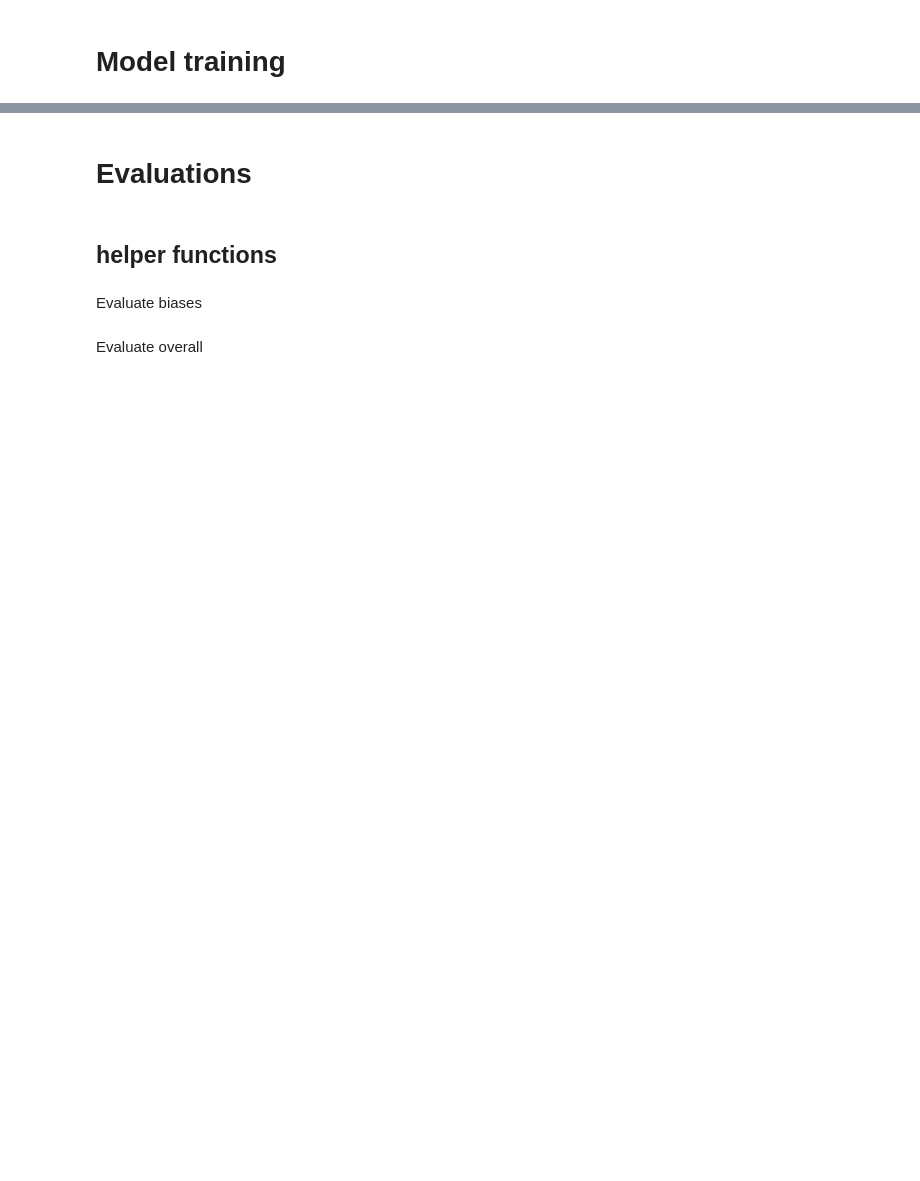
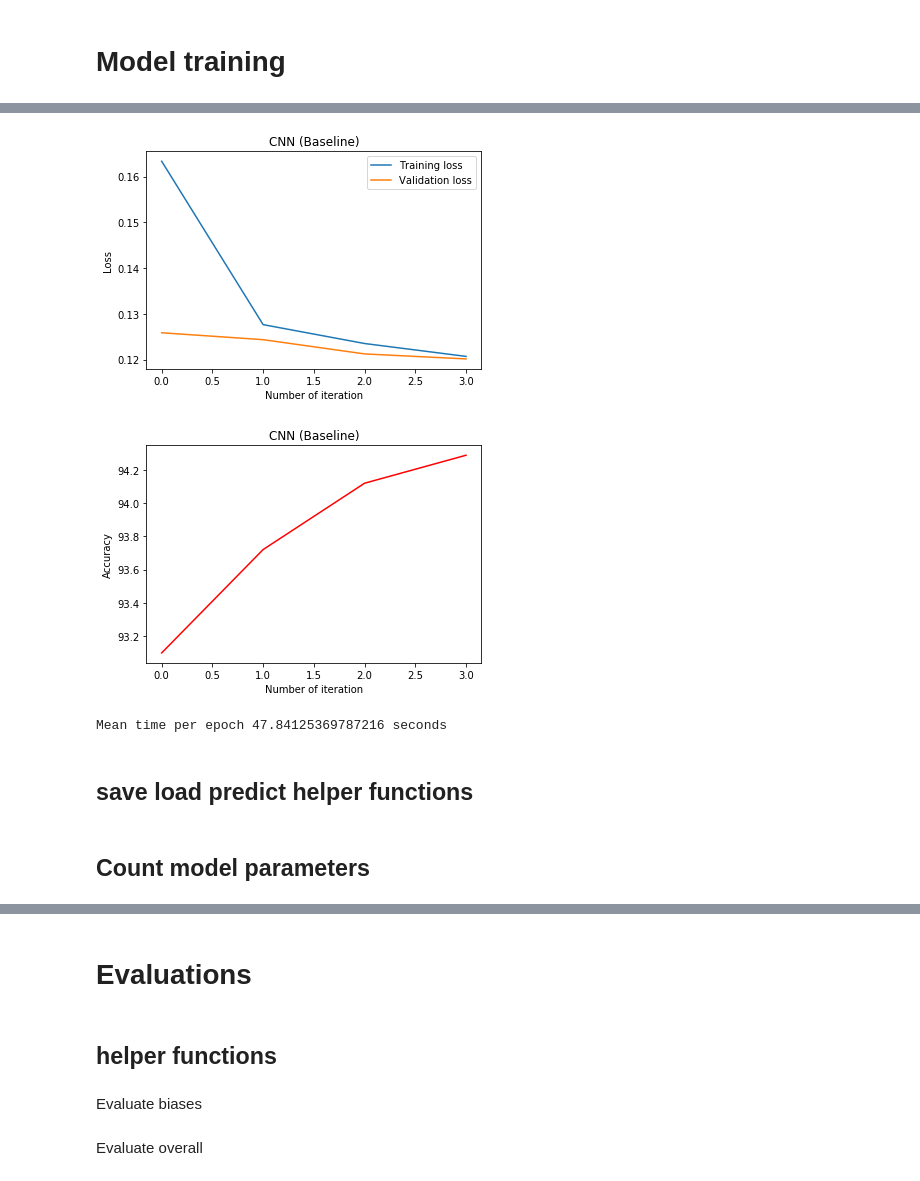
Before and after one commit to imbealopez/Toxicity-Detection, a Jupyter notebook: ToxicityDetection.ipynb, the cells around one changed output, grey strips where cells are left out. Saved outputs shown, nothing was run; the diff lists cells and outputs as text; code cells hidden in the pictures; blank space fills up the shorter version.

```diff
--- a/ToxicityDetection.ipynb
+++ b/ToxicityDetection.ipynb
@@ -2570,0 +3111,25 @@ test_private_comments_bool[MODEL_NAME] = np.mean(all_test_preds, axis=0)[:, 0]
+# %%
+%%time
+train_dataset = data.TensorDataset(x_train_torch, y_train_torch)
+test_dataset = data.TensorDataset(x_test_torch, y_test_torch)
+#x_test_torch
+all_test_preds = []
+
+#set the number of model seeds to train
+NUM_MODELS = 1
+for model_idx in range(NUM_MODELS):
+    print('Model CNN ', model_idx)
+    seed_everything(42 + model_idx)
+
+    model2 = CNN(embedding_matrix, N_FILTERS, FILTER_SIZES, y_aux_train.shape[-1], DROPOUT)
+    model2.cuda()
+
+    test_preds,epoch_times,loss_list_test,loss_list,accuracy_list = train_model(model2, train_dataset, test_dataset, output_dim=y_train_torch.shape[-1],
+                             loss_fn=nn.BCEWithLogitsLoss(reduction='mean'),n_epochs=4,enable_checkpoint_ensemble=True)
+    all_test_preds.append(test_preds)
+    print()
+
+#prediction column
+MODEL_NAME2 = 'predictionCNN'
+test_private_comments[MODEL_NAME2] = np.mean(all_test_preds, axis=0)[:, 0]
+test_private_comments_bool[MODEL_NAME2] = np.mean(all_test_preds, axis=0)[:, 0]
@@ -2571,2 +3161,28 @@ test_private_comments_bool[MODEL_NAME] = np.mean(all_test_preds, axis=0)[:, 0]
+# %%
+# visualization loss
+iteration_list=range(len(loss_list))
+plt.plot(iteration_list,loss_list, label='Training loss')
+plt.plot(iteration_list,loss_list_test, label='Validation loss')
+plt.xlabel("Number of iteration")
+plt.ylabel("Loss")
+plt.title("CNN (Baseline)")
+plt.legend()
+plt.show()
+
+# visualization accuracy
+plt.plot(iteration_list,accuracy_list,color = "red")
+plt.xlabel("Number of iteration")
+plt.ylabel("Accuracy")
+plt.title("CNN (Baseline)")
+plt.show()
+
+print(f"Mean time per epoch {np.mean(epoch_times)} seconds") # returns time in sec
+#print(f"Best accuracy: {best_acc}  Best training loss: {min(loss_list)}  Best validation loss: {min(loss_list_test)}")
+# %% [output]
+[figure, added]
+[figure, added]
+Mean time per epoch 47.84125369787216 seconds
+# %% [markdown]
+## save load predict helper functions
 # %%
 #save and load models
@@ -2583,3 +3199,5 @@ test_private_comments_bool[MODEL_NAME] = np.mean(all_test_preds, axis=0)[:, 0]
 # })
 
 # submission.to_csv('submission.csv', index=False)
+# %% [markdown]
+## Count model parameters
```
Also changed, not shown: parts of 59 cells of this notebook.
